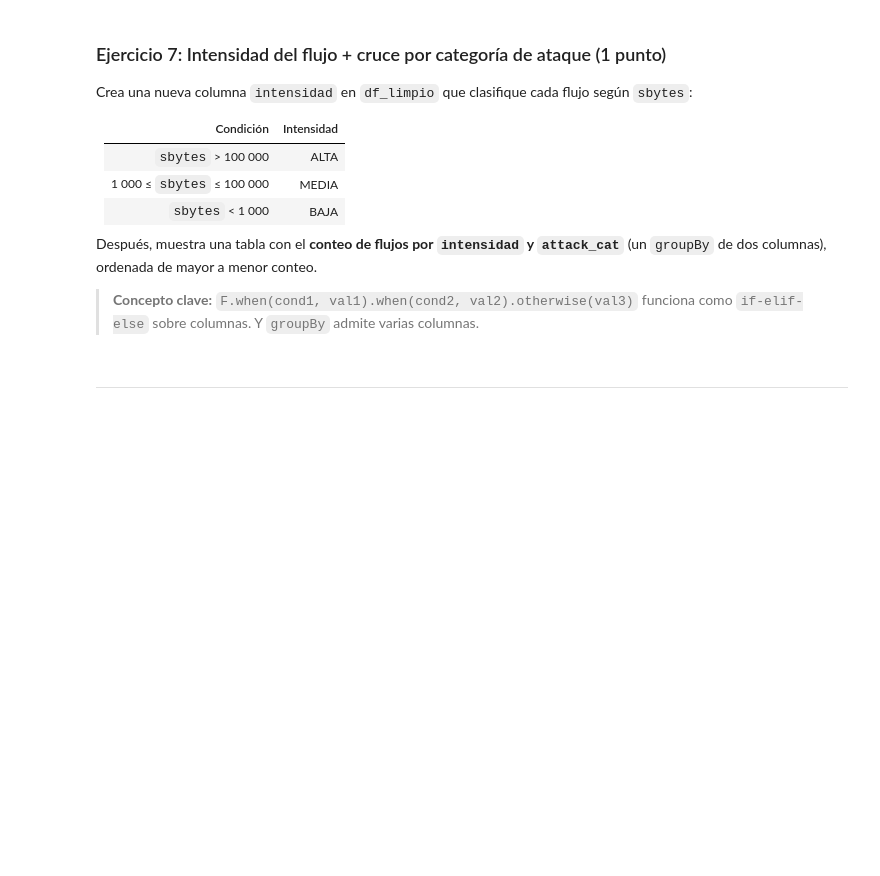
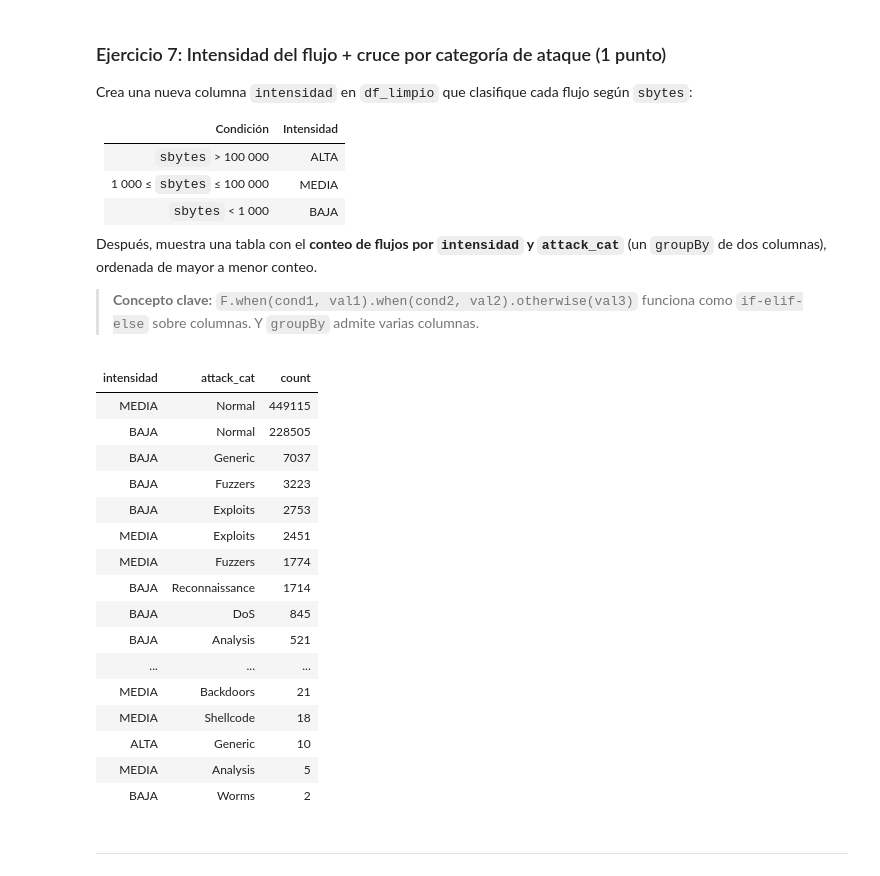
Before and after one commit to Lisgesoc/Mineria-Datos, a Jupyter notebook: P8_DavidDiazGregorio_VictorManuelGaray.ipynb, the cells around one changed output. Saved outputs shown, nothing was run; the diff lists cells and outputs as text; code cells hidden in the pictures; blank space fills up the shorter version.

```diff
--- a/P8_DavidDiazGregorio_VictorManuelGaray.ipynb
+++ b/P8_DavidDiazGregorio_VictorManuelGaray.ipynb
@@ -299,12 +327,34 @@ Después, muestra una tabla con el **conteo de flujos por `intensidad` y `attack
 # %%
 #solución
 # Crea la columna intensidad
-df_intensidad =  ...
-
+df_intensidad = df_limpio.withColumn(
+    "intensidad",
+    F.when(F.col("sbytes") > 100000, "ALTA")
+     .when((F.col("sbytes") >= 1000) & (F.col("sbytes") <= 100000), "MEDIA")
+     .otherwise("BAJA")
+)
 # Agrupa por intensidad y attack_cat y cuenta
-resumen = ...
+resumen = df_intensidad.groupBy("intensidad", "attack_cat").count().orderBy(F.col("count").desc())
 
 display(resumen)
+# %% [output]
+| intensidad | attack_cat | count |
+| MEDIA | Normal | 449115 |
+| BAJA | Normal | 228505 |
+| BAJA | Generic | 7037 |
+| BAJA | Fuzzers | 3223 |
+| BAJA | Exploits | 2753 |
+| MEDIA | Exploits | 2451 |
+| MEDIA | Fuzzers | 1774 |
+| BAJA | Reconnaissance | 1714 |
+| BAJA | DoS | 845 |
+| BAJA | Analysis | 521 |
+| ... | ... | ... |
+| MEDIA | Backdoors | 21 |
+| MEDIA | Shellcode | 18 |
+| ALTA | Generic | 10 |
+| MEDIA | Analysis | 5 |
+| BAJA | Worms | 2 |
 # %% [markdown]
 ---
 # %% [markdown]
```
Also changed, not shown: parts of 11 cells of this notebook.
